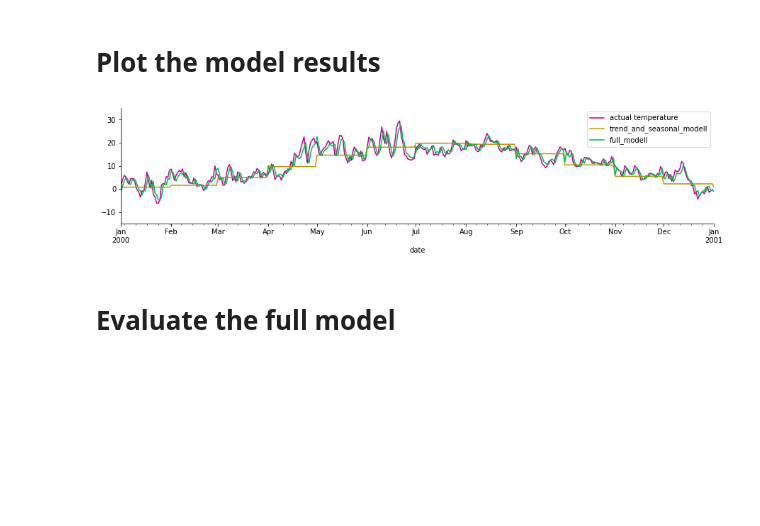
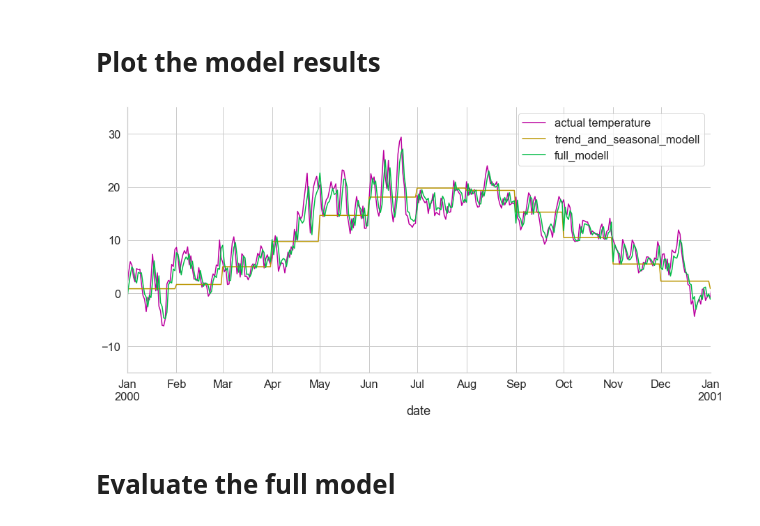
Before and after one commit to piwi3/timeseries_analysis_temperature, a Jupyter notebook: own_code/my_timeseries_project_final.ipynb, the cells around one changed output. Saved outputs shown, nothing was run; the diff lists cells and outputs as text; code cells hidden in the pictures; blank space fills up the shorter version.

Commit message:
updated code and image

```diff
--- a/own_code/my_timeseries_project_final.ipynb
+++ b/own_code/my_timeseries_project_final.ipynb
@@ -23,8 +23,8 @@ from statsmodels.tsa.arima.model import ARIMA
 import pmdarima as pm
 import fbprophet
 
-# setting for plotting for the rest of the notebook
-plt.rcParams['figure.figsize'] = (15, 3)
+# Some settings for plotting
+sns.set_theme(style="whitegrid", font_scale=1.5, rc={'figure.figsize' : (15, 3)})
 # %% [markdown]
 # Load the data
 # %%
@@ -482,18 +482,21 @@ def add_decomposed_results(df):
 # %%
 # Add decomposed results
 #df_train = add_decomposed_results(df_train) # not required anymore
 
 labels = ['actual temperature', 'trend_and_seasonal_modell', 'full_modell']
 colors = ['#bb009f', '#bb9600', '#00bb45']
 
-df_train[['tg', 'trend_and_seasonal', 'full_model']].plot(color=colors)
+df_train[['tg', 'trend_and_seasonal', 'full_model']].plot(color=colors, figsize=(15,7))
 
 plt.xlim('2000','2001')
 plt.ylim(-15,35)
 plt.legend(labels)
 sns.despine()
+
+f_name = 'prediction_2019.png'
+plt.savefig(f'{f_name}', dpi = 250, transparent=True)
 # %% [output]
-[figure, old version]
+[figure, new version]
 # %% [markdown]
 # Evaluate the full model
 # %% [markdown]
```
Also changed, not shown: parts of 23 cells of this notebook, 2 other files.
